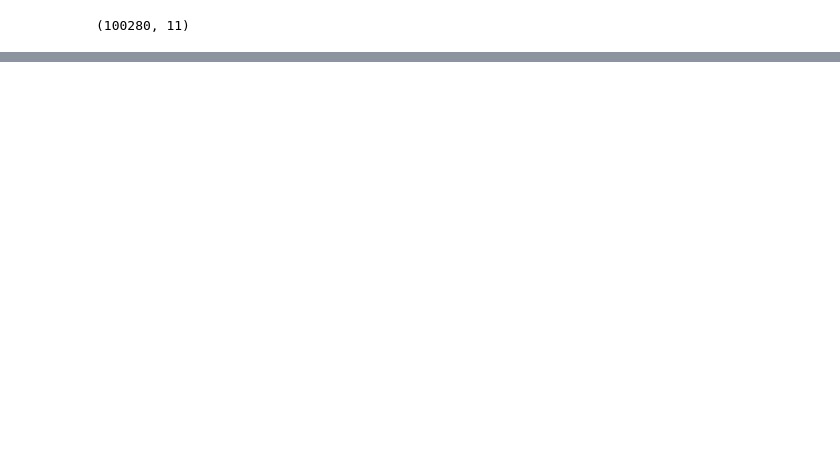
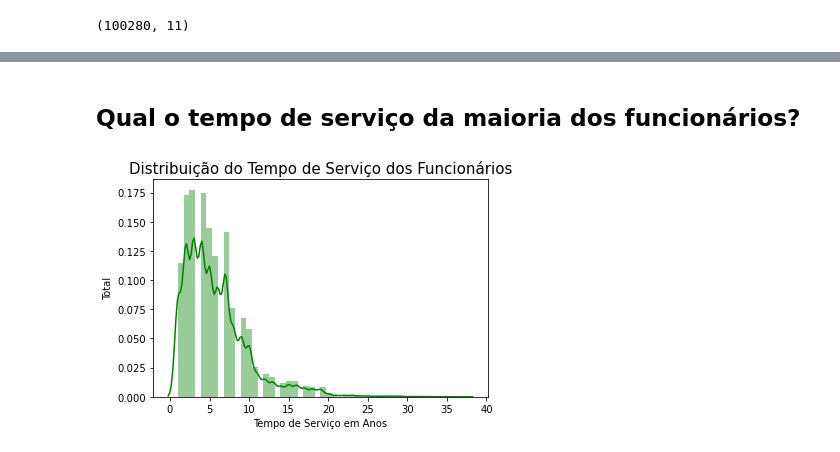
Before and after one commit to emariot/Tratamento_Dados_R_Python, a Jupyter notebook: Python/Exercicio_Analise_RH.ipynb, the cells around one changed output, grey strips where cells are left out. Drawn from its saved outputs; the diff is of its cells as text; code cells hidden in the pictures; blank space fills up the shorter version.

```diff
--- a/Python/Exercicio_Analise_RH.ipynb
+++ b/Python/Exercicio_Analise_RH.ipynb
@@ -205,0 +217,10 @@ dataset.shape
+# %% [markdown]
+## Qual o tempo de serviço da maioria dos funcionários?
+# %%
+sns.distplot(dataset['tempo_servico'], color='green')
+plt.title("Distribuição do Tempo de Serviço dos Funcionários", fontsize=(15))
+plt.xlabel('Tempo de Serviço em Anos')
+plt.ylabel('Total')
+plt.show()
+# %% [output]
+[figure, added]
```
Also changed, not shown: parts of 16 cells of this notebook.
